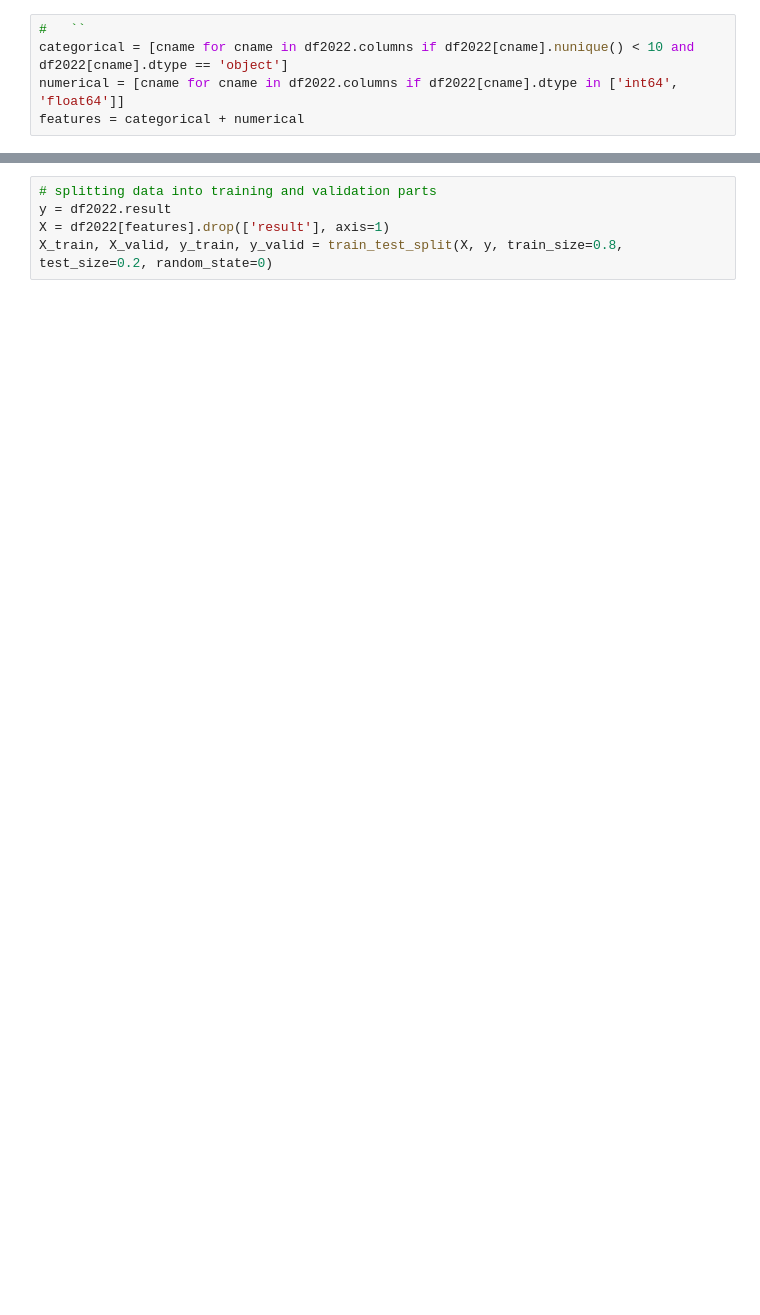
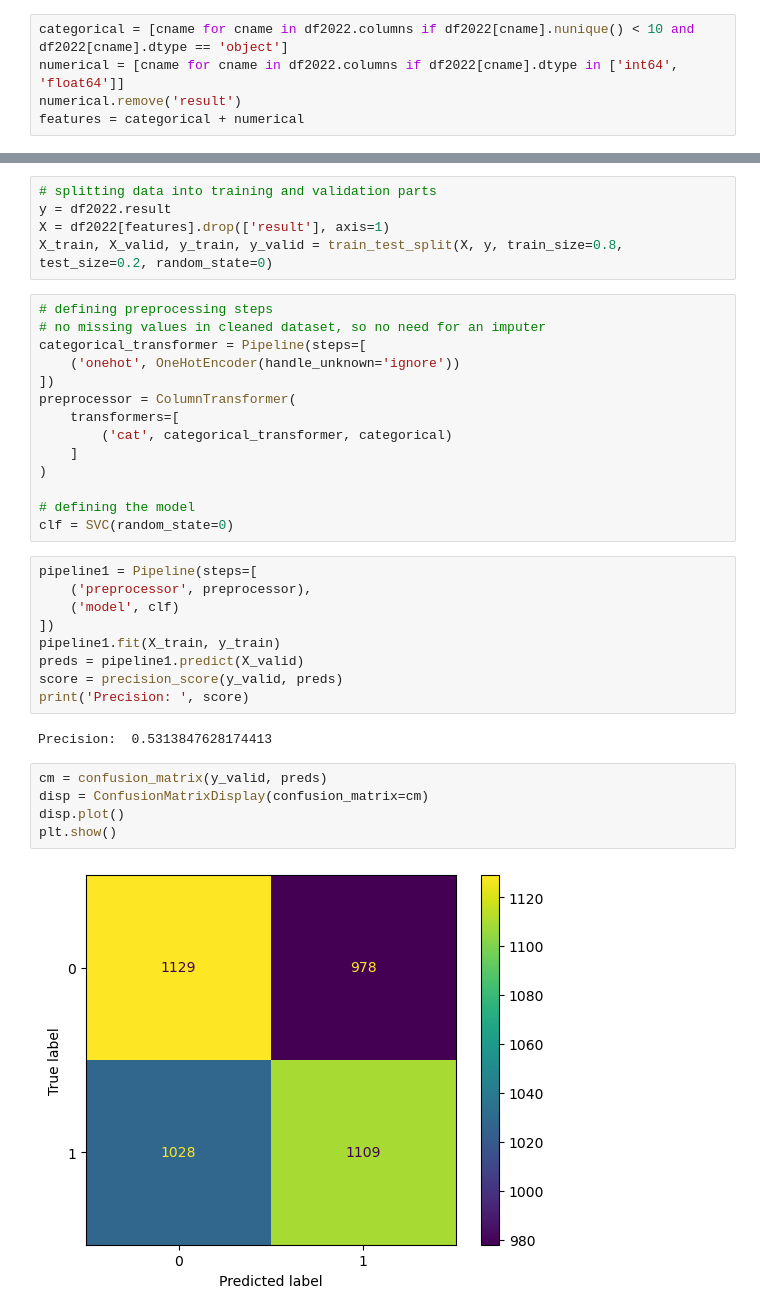
Before and after one commit to jjhuang4/lol-esports-analysis, a Jupyter notebook: matches-EDA.ipynb, the cells around one changed output, grey strips where cells are left out. Saved outputs shown, nothing was run; the diff lists cells and outputs as text; blank space fills up the shorter version.

```diff
--- a/matches-EDA.ipynb
+++ b/matches-EDA.ipynb
@@ -39,5 +75,5 @@ df2022.shape
 # %%
-#   ``
 categorical = [cname for cname in df2022.columns if df2022[cname].nunique() < 10 and df2022[cname].dtype == 'object']
 numerical = [cname for cname in df2022.columns if df2022[cname].dtype in ['int64', 'float64']]
+numerical.remove('result')
 features = categorical + numerical
@@ -46,3 +140,35 @@ features = categorical + numerical
 y = df2022.result
 X = df2022[features].drop(['result'], axis=1)
 X_train, X_valid, y_train, y_valid = train_test_split(X, y, train_size=0.8, test_size=0.2, random_state=0)
+# %%
+# defining preprocessing steps
+# no missing values in cleaned dataset, so no need for an imputer
+categorical_transformer = Pipeline(steps=[
+    ('onehot', OneHotEncoder(handle_unknown='ignore'))
+])
+preprocessor = ColumnTransformer(
+    transformers=[
+        ('cat', categorical_transformer, categorical)
+    ]
+)
+
+# defining the model
+clf = SVC(random_state=0)
+# %%
+pipeline1 = Pipeline(steps=[
+    ('preprocessor', preprocessor),
+    ('model', clf)
+])
+pipeline1.fit(X_train, y_train)
+preds = pipeline1.predict(X_valid)
+score = precision_score(y_valid, preds)
+print('Precision: ', score)
+# %% [output]
+Precision:  0.5313847628174413
+# %%
+cm = confusion_matrix(y_valid, preds)
+disp = ConfusionMatrixDisplay(confusion_matrix=cm)
+disp.plot()
+plt.show()
+# %% [output]
+[figure, added]
```
Also changed, not shown: parts of 11 cells of this notebook.
